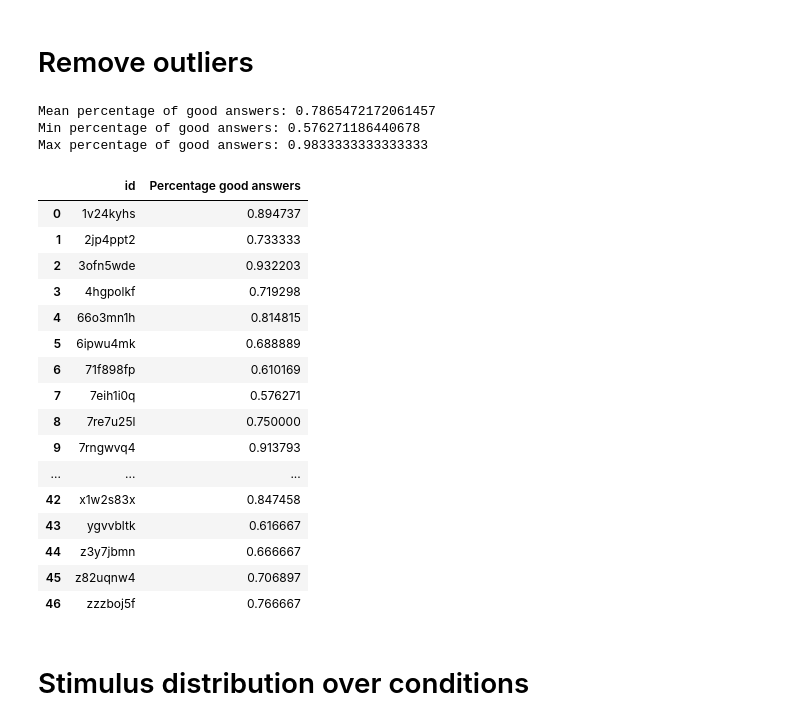
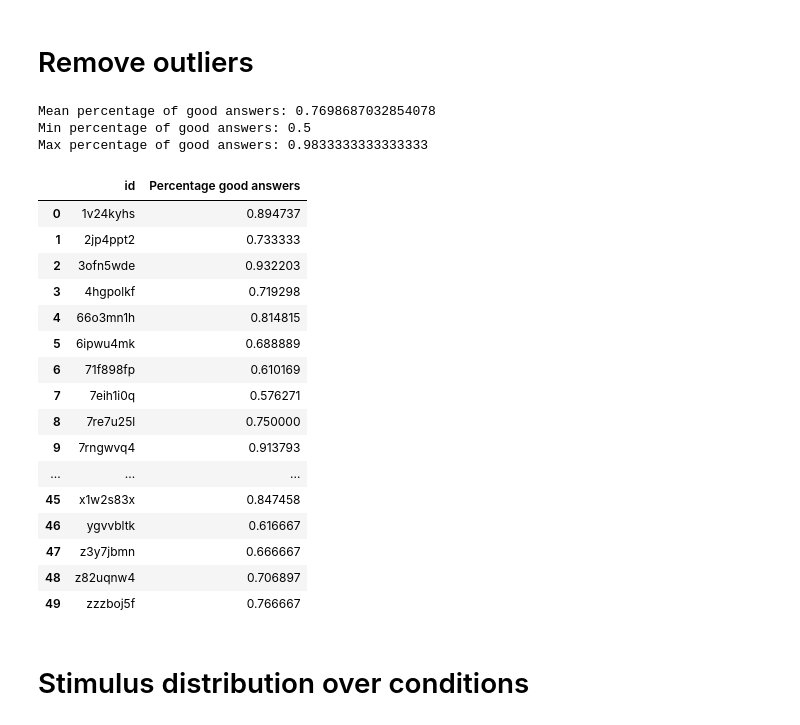
Before and after one commit to Coumess/Lab_Project_Experiment, a Jupyter notebook: extract_data.ipynb, the cells around one changed output. Saved outputs shown, nothing was run; the diff lists cells and outputs as text; code cells hidden in the pictures.

```diff
--- a/extract_data.ipynb
+++ b/extract_data.ipynb
@@ -83,43 +83,43 @@ df
 # Remove outliers
 # %%
 # We take all the rows where the congruence condition is neutral
-control = df[df['valence_word'] == 'neutre']
+control = df#[df['valence_word'] == 'neutre']
 # Pourcentage of correct answer per id
 control_pourcentage = control.groupby('id')['correct'].mean()
 # Get the index of the id that got a pourcentage of correct answer below 50%
-id_outliers = control_pourcentage[control_pourcentage <= .50].index
+id_outliers = control_pourcentage[control_pourcentage <= .0].index
 # If we want to take out some index
 id_outliers = id_outliers.append(pd.Index(['imgzntah']))
 # Create a DataFrame without outliers
 data_without_outliers= df[~df['id'].isin(id_outliers)]
 # New variable to dispaly the DataFrame without outliers
 dwo_display=data_without_outliers.groupby('id')['correct'].mean().reset_index(name='Percentage good answers')
 # Some stats
 print(f"Mean percentage of good answers: {dwo_display['Percentage good answers'].mean()}")
 print(f"Min percentage of good answers: {dwo_display['Percentage good answers'].min()}")
 print(f"Max percentage of good answers: {dwo_display['Percentage good answers'].max()}")
 display(dwo_display)
 # %% [output]
-Mean percentage of good answers: 0.7865472172061457
-Min percentage of good answers: 0.576271186440678
+Mean percentage of good answers: 0.7698687032854078
+Min percentage of good answers: 0.5
 Max percentage of good answers: 0.9833333333333333
 |  | id | Percentage good answers |
 | 0 | 1v24kyhs | 0.894737 |
 | 1 | 2jp4ppt2 | 0.733333 |
 | 2 | 3ofn5wde | 0.932203 |
 | 3 | 4hgpolkf | 0.719298 |
 | 4 | 66o3mn1h | 0.814815 |
 | 5 | 6ipwu4mk | 0.688889 |
 | 6 | 71f898fp | 0.610169 |
 | 7 | 7eih1i0q | 0.576271 |
 | 8 | 7re7u25l | 0.750000 |
 | 9 | 7rngwvq4 | 0.913793 |
 | ... | ... | ... |
-| 42 | x1w2s83x | 0.847458 |
-| 43 | ygvvbltk | 0.616667 |
-| 44 | z3y7jbmn | 0.666667 |
-| 45 | z82uqnw4 | 0.706897 |
-| 46 | zzzboj5f | 0.766667 |
+| 45 | x1w2s83x | 0.847458 |
+| 46 | ygvvbltk | 0.616667 |
+| 47 | z3y7jbmn | 0.666667 |
+| 48 | z82uqnw4 | 0.706897 |
+| 49 | zzzboj5f | 0.766667 |
 # %% [markdown]
 # Stimulus distribution over conditions
 # %%
```
Also changed, not shown: parts of 8 cells of this notebook.
